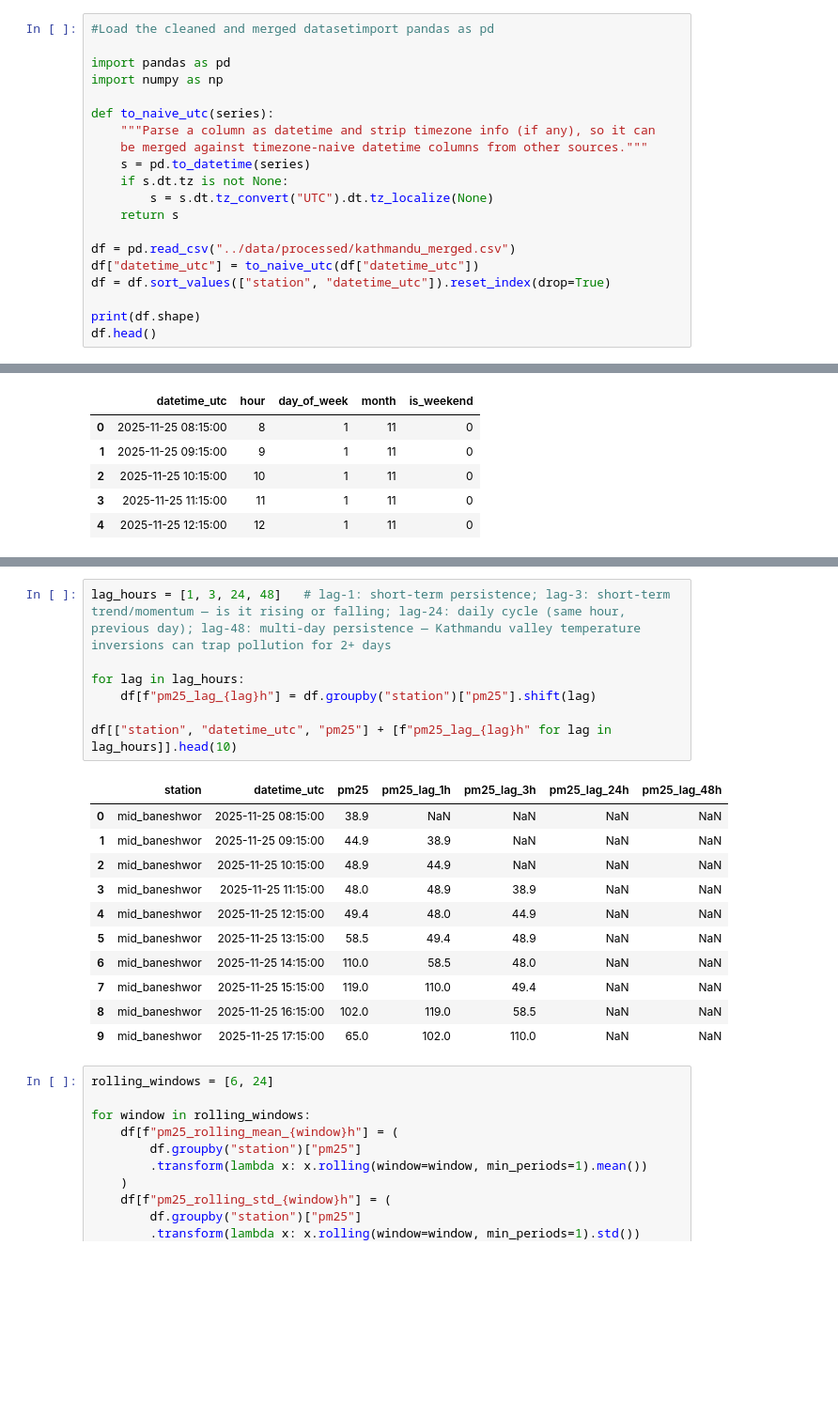
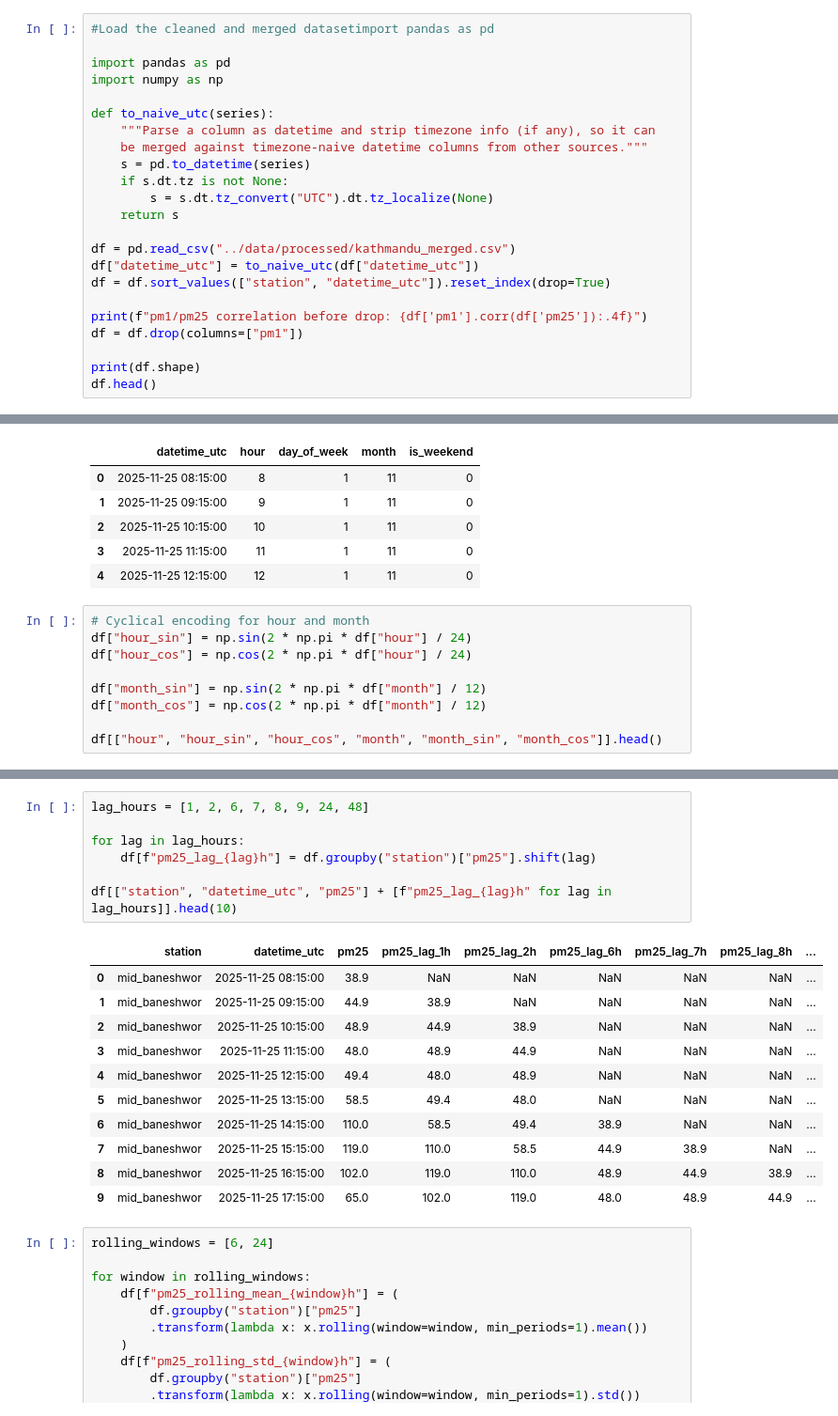
Before and after one commit to KhushiKhati11/air-quality-etl-ml-pipeline, a Jupyter notebook: notebooks/feature_engineering.ipynb, the cells around one changed output, grey strips where cells are left out. Shown at 94% size. Drawn from its saved outputs; the diff is of its cells as text; blank space fills up the shorter version.

```diff
--- a/notebooks/feature_engineering.ipynb
+++ b/notebooks/feature_engineering.ipynb
@@ -16,6 +16,9 @@ df = pd.read_csv("../data/processed/kathmandu_merged.csv")
 df["datetime_utc"] = to_naive_utc(df["datetime_utc"])
 df = df.sort_values(["station", "datetime_utc"]).reset_index(drop=True)
 
+print(f"pm1/pm25 correlation before drop: {df['pm1'].corr(df['pm25']):.4f}")
+df = df.drop(columns=["pm1"])
+
 print(df.shape)
 df.head()
 # %% [output]
@@ -44,3 +48,12 @@ df[["datetime_utc", "hour", "day_of_week", "month", "is_weekend"]].head()
 | 2 | 2025-11-25 10:15:00 | 10 | 1 | 11 | 0 |
 | 3 | 2025-11-25 11:15:00 | 11 | 1 | 11 | 0 |
 | 4 | 2025-11-25 12:15:00 | 12 | 1 | 11 | 0 |
+# %%
+# Cyclical encoding for hour and month
+df["hour_sin"] = np.sin(2 * np.pi * df["hour"] / 24)
+df["hour_cos"] = np.cos(2 * np.pi * df["hour"] / 24)
+
+df["month_sin"] = np.sin(2 * np.pi * df["month"] / 12)
+df["month_cos"] = np.cos(2 * np.pi * df["month"] / 12)
+
+df[["hour", "hour_sin", "hour_cos", "month", "month_sin", "month_cos"]].head()
@@ -47,22 +67,22 @@ df[["datetime_utc", "hour", "day_of_week", "month", "is_weekend"]].head()
 # %%
-lag_hours = [1, 3, 24, 48]   # lag-1: short-term persistence; lag-3: short-term trend/momentum — is it rising or falling; lag-24: daily cycle (same hour, previous day); lag-48: multi-day persistence — Kathmandu valley temperature inversions can trap pollution for 2+ days
+lag_hours = [1, 2, 6, 7, 8, 9, 24, 48]
 
 for lag in lag_hours:
     df[f"pm25_lag_{lag}h"] = df.groupby("station")["pm25"].shift(lag)
 
 df[["station", "datetime_utc", "pm25"] + [f"pm25_lag_{lag}h" for lag in lag_hours]].head(10)
 # %% [output]
-|  | station | datetime_utc | pm25 | pm25_lag_1h | pm25_lag_3h | pm25_lag_24h | pm25_lag_48h |
-| 0 | mid_baneshwor | 2025-11-25 08:15:00 | 38.9 | NaN | NaN | NaN | NaN |
-| 1 | mid_baneshwor | 2025-11-25 09:15:00 | 44.9 | 38.9 | NaN | NaN | NaN |
-| 2 | mid_baneshwor | 2025-11-25 10:15:00 | 48.9 | 44.9 | NaN | NaN | NaN |
-| 3 | mid_baneshwor | 2025-11-25 11:15:00 | 48.0 | 48.9 | 38.9 | NaN | NaN |
-| 4 | mid_baneshwor | 2025-11-25 12:15:00 | 49.4 | 48.0 | 44.9 | NaN | NaN |
-| 5 | mid_baneshwor | 2025-11-25 13:15:00 | 58.5 | 49.4 | 48.9 | NaN | NaN |
-| 6 | mid_baneshwor | 2025-11-25 14:15:00 | 110.0 | 58.5 | 48.0 | NaN | NaN |
-| 7 | mid_baneshwor | 2025-11-25 15:15:00 | 119.0 | 110.0 | 49.4 | NaN | NaN |
-| 8 | mid_baneshwor | 2025-11-25 16:15:00 | 102.0 | 119.0 | 58.5 | NaN | NaN |
-| 9 | mid_baneshwor | 2025-11-25 17:15:00 | 65.0 | 102.0 | 110.0 | NaN | NaN |
+|  | station | datetime_utc | pm25 | pm25_lag_1h | pm25_lag_2h | pm25_lag_6h | pm25_lag_7h | pm25_lag_8h | ... |
+| 0 | mid_baneshwor | 2025-11-25 08:15:00 | 38.9 | NaN | NaN | NaN | NaN | NaN | ... |
+| 1 | mid_baneshwor | 2025-11-25 09:15:00 | 44.9 | 38.9 | NaN | NaN | NaN | NaN | ... |
+| 2 | mid_baneshwor | 2025-11-25 10:15:00 | 48.9 | 44.9 | 38.9 | NaN | NaN | NaN | ... |
+| 3 | mid_baneshwor | 2025-11-25 11:15:00 | 48.0 | 48.9 | 44.9 | NaN | NaN | NaN | ... |
+| 4 | mid_baneshwor | 2025-11-25 12:15:00 | 49.4 | 48.0 | 48.9 | NaN | NaN | NaN | ... |
+| 5 | mid_baneshwor | 2025-11-25 13:15:00 | 58.5 | 49.4 | 48.0 | NaN | NaN | NaN | ... |
+| 6 | mid_baneshwor | 2025-11-25 14:15:00 | 110.0 | 58.5 | 49.4 | 38.9 | NaN | NaN | ... |
+| 7 | mid_baneshwor | 2025-11-25 15:15:00 | 119.0 | 110.0 | 58.5 | 44.9 | 38.9 | NaN | ... |
+| 8 | mid_baneshwor | 2025-11-25 16:15:00 | 102.0 | 119.0 | 110.0 | 48.9 | 44.9 | 38.9 | ... |
+| 9 | mid_baneshwor | 2025-11-25 17:15:00 | 65.0 | 102.0 | 119.0 | 48.0 | 48.9 | 44.9 | ... |
 # %%
 rolling_windows = [6, 24]
 
```
Also changed, not shown: parts of 5 cells of this notebook, 8 other files.
